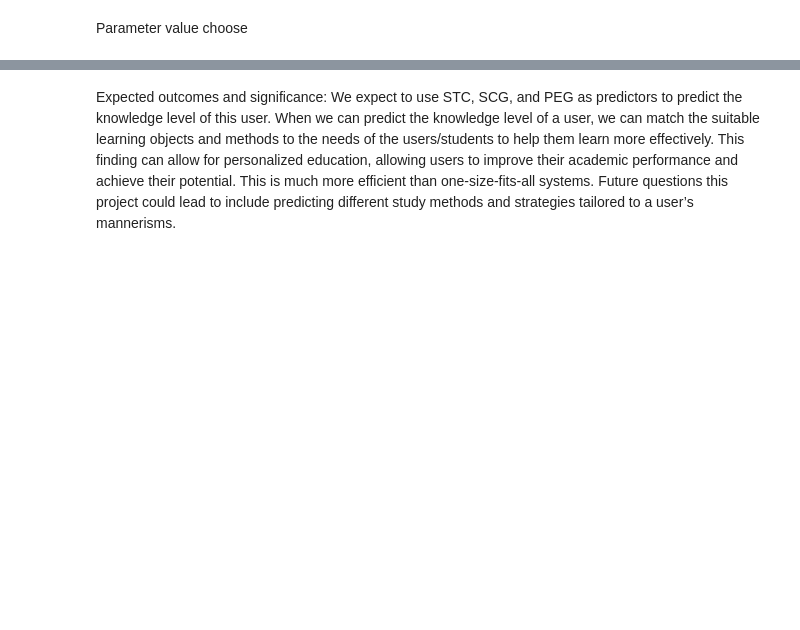
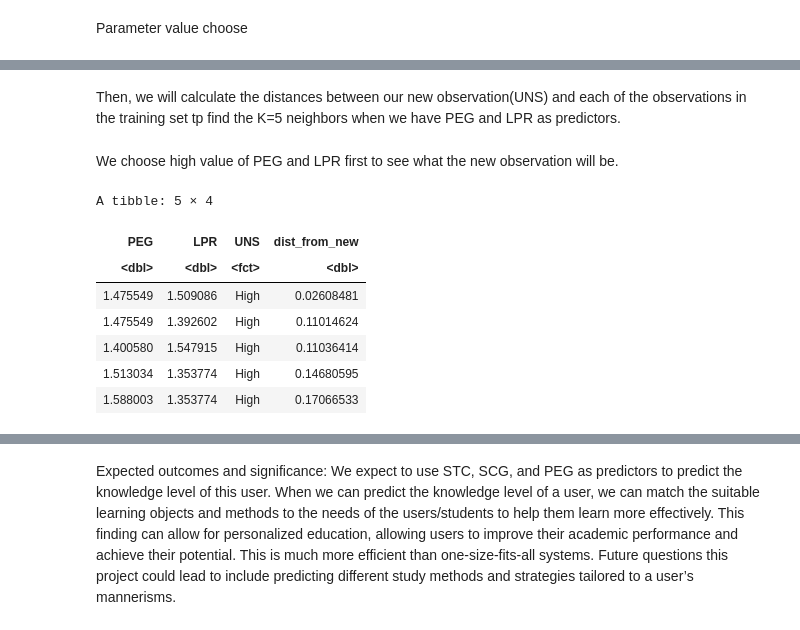
Before and after one commit to TPPJT/DSCI-Group-Project, a Jupyter notebook: GroupProject_1.ipynb, the cells around one changed output, grey strips where cells are left out. Cells and saved outputs as stored; diff of their text form; code cells hidden in the pictures; blank space fills up the shorter version.

```diff
--- a/GroupProject_1.ipynb
+++ b/GroupProject_1.ipynb
@@ -202,0 +200,17 @@ A tibble: 403 × 4
+# %% [markdown]
+Then, we will calculate the distances between our new observation(UNS) and each of the observations in the training set tp find the K=5 neighbors when we have PEG and LPR as predictors.
+# %% [markdown]
+We choose high value of PEG and LPR first to see what the new observation will be.
+# %%
+new_obs_PEG <- 1.5
+new_obs_LPR <- 1.5
+scaled_new_user_data %>% select(PEG, LPR, UNS)%>%mutate(dist_from_new=sqrt((PEG-new_obs_PEG)^2+(LPR-new_obs_LPR)^2))%>%arrange(dist_from_new)%>%slice(1:5)
+# %% [output]
+A tibble: 5 × 4
+| PEG | LPR | UNS | dist_from_new |
+| <dbl> | <dbl> | <fct> | <dbl> |
+| 1.475549 | 1.509086 | High | 0.02608481 |
+| 1.475549 | 1.392602 | High | 0.11014624 |
+| 1.400580 | 1.547915 | High | 0.11036414 |
+| 1.513034 | 1.353774 | High | 0.14680595 |
+| 1.588003 | 1.353774 | High | 0.17066533 |
```
Also changed, not shown: parts of 8 cells of this notebook.
